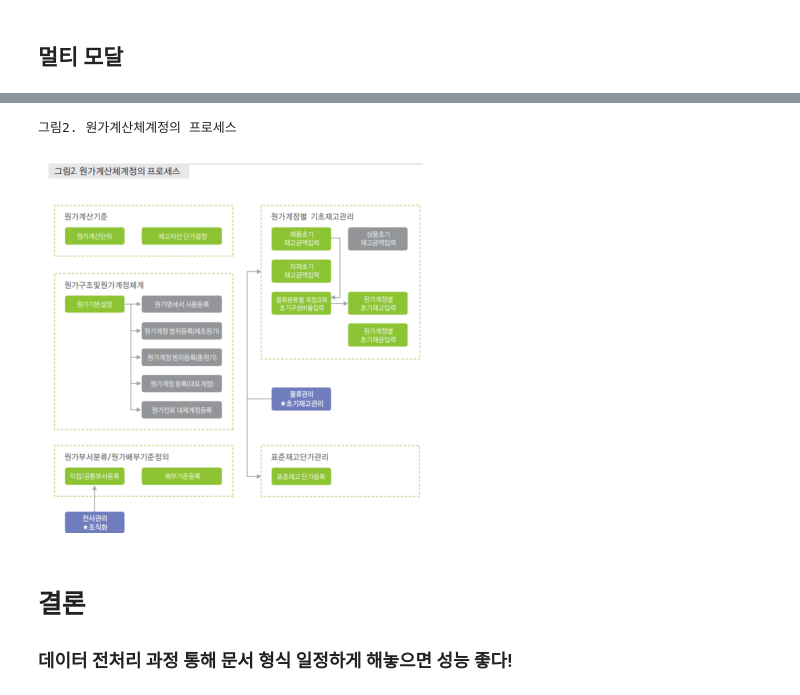
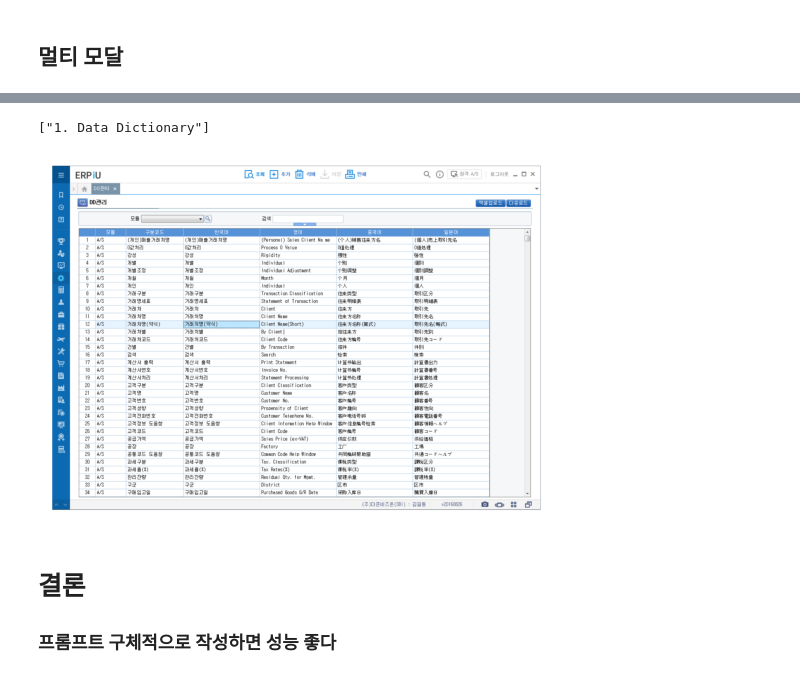
Before and after one commit to changhy2001/prompt_RAG, a Jupyter notebook: presentation.ipynb, the cells around one changed output, grey strips where cells are left out. Drawn from its saved outputs; the diff is of its cells as text; code cells hidden in the pictures.

Commit message:
add images

```diff
--- a/presentation.ipynb
+++ b/presentation.ipynb
@@ -402,17 +419,26 @@ def select_image(question):
 
     # 모델의 응답을 기반으로 해당 카테고리 항목을 반환
     return response_text
-# %%
-image = select_image(question)
-if image != None:
-    img = mpimg.imread('pic/' + image + '.png')
-    plt.imshow(img)
-    plt.axis('off')
-    plt.show()
-# %% [output]
-그림2. 원가계산체계정의 프로세스
-[figure, removed]
-# %% [markdown]
-# 결론
-
-### 데이터 전처리 과정 통해 문서 형식 일정하게 해놓으면 성능 좋다!
+# %%
+question = "Data Dictionary의 목적이 무엇인가요?"
+image = select_image(question)
+image = ast.literal_eval(image)
+# %% [output]
+["1. Data Dictionary"]
+# %%
+image_filenames = [f"image/{title}.png" for title in image]
+
+for image_path in image_filenames:
+    if os.path.exists(image_path):
+        img = mpimg.imread(image_path)
+        plt.imshow(img)
+        plt.axis('off')
+        plt.show()
+    else:
+        print(f"Error: Image file '{image_path}' not found.")
+# %% [output]
+[figure, added]
+# %% [markdown]
+# 결론
+
+### 프롬프트 구체적으로 작성하면 성능 좋다
```
Also changed, not shown: parts of 4 cells of this notebook, 4 other files.
